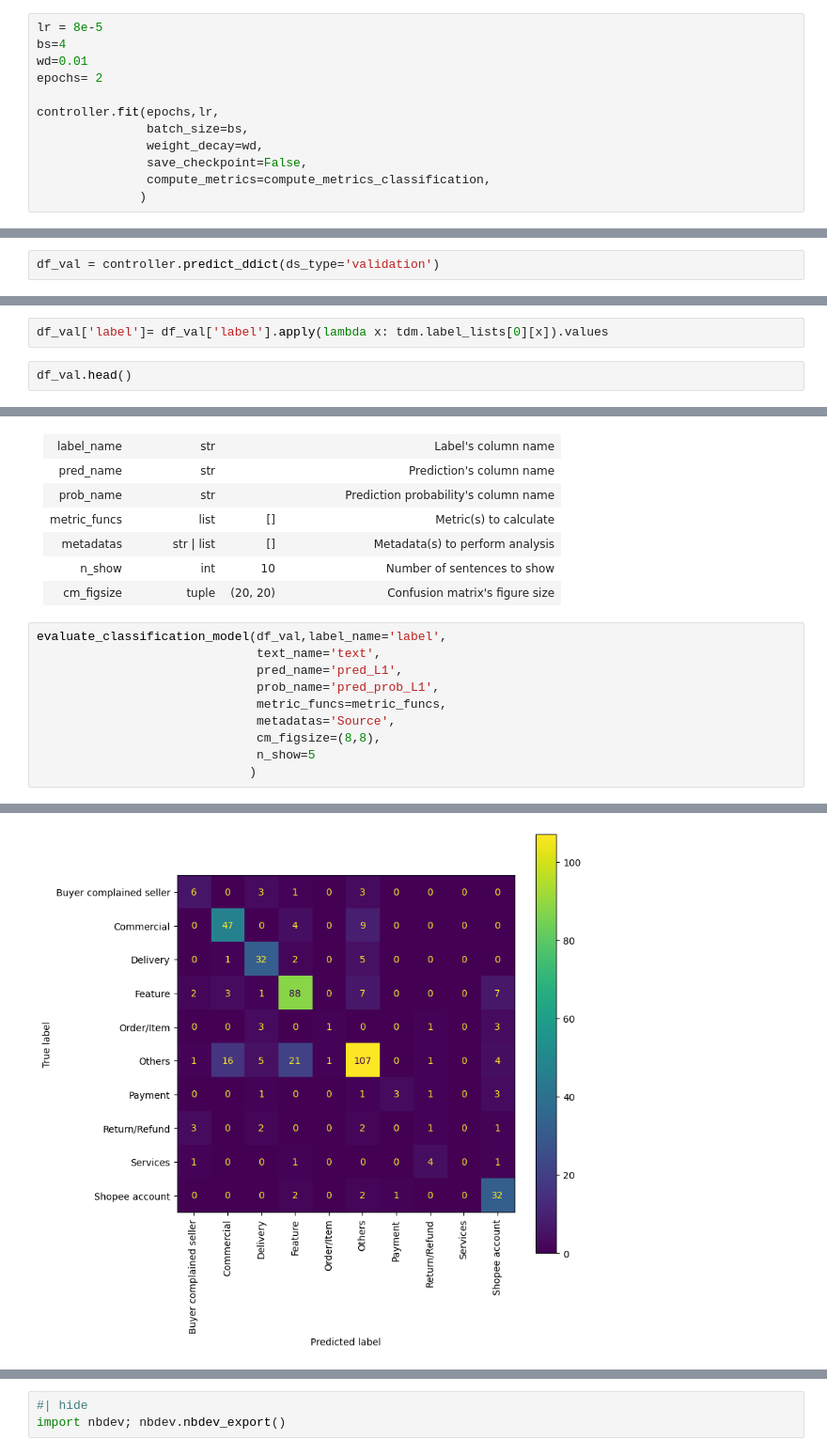
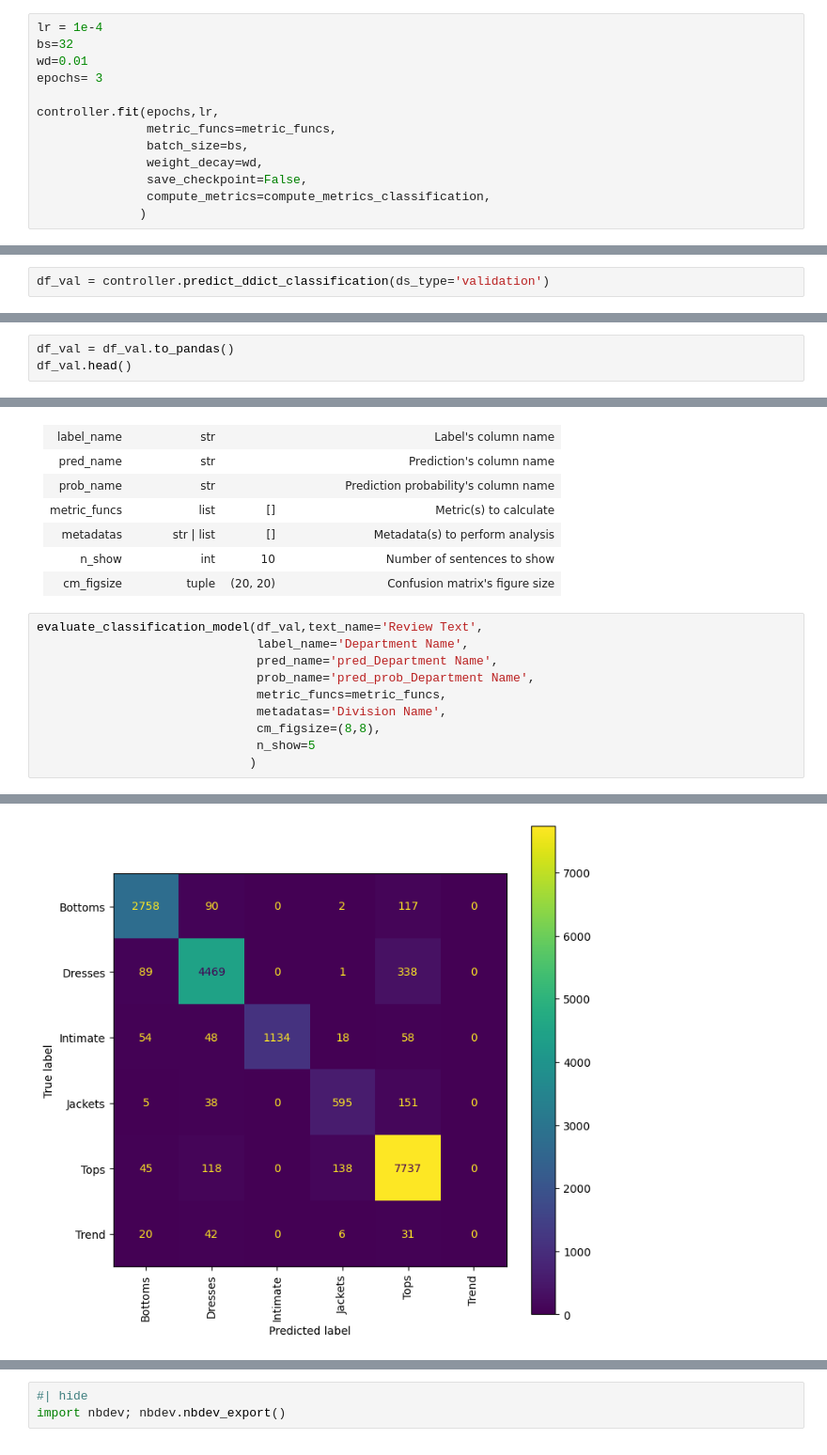
Before and after one commit to anhquan0412/that-nlp-library, a Jupyter notebook: nbs/08_evaluations.ipynb, the cells around one changed output, grey strips where cells are left out. Shown at 94% size. Saved outputs shown, nothing was run; the diff lists cells and outputs as text.

Commit message:
finish model main tutorial, evaluation

```diff
--- a/nbs/08_evaluations.ipynb
+++ b/nbs/08_evaluations.ipynb
@@ -138,10 +99,11 @@ Loading body weights. This assumes the body is the very first first-layer block
 # %%
-lr = 8e-5
-bs=4
+lr = 1e-4
+bs=32
 wd=0.01
-epochs= 2
+epochs= 3
 
 controller.fit(epochs,lr,
+               metric_funcs=metric_funcs,
                batch_size=bs,
                weight_decay=wd,
                save_checkpoint=False,
@@ -159,9 +122,8 @@ We will do model evaluation on the validation set. You can also perform model ev
 # %%
-df_val = controller.predict_ddict(ds_type='validation')
+df_val = controller.predict_ddict_classification(ds_type='validation')
 # %% [output]
 -------------------- Start making predictions --------------------
-# %%
-df_val['label']= df_val['label'].apply(lambda x: tdm.label_lists[0][x]).values
 # %%
+df_val = df_val.to_pandas()
 df_val.head()
 # %% [output]
@@ -418,12 +370,12 @@ show_doc(evaluate_classification_model)
 | n_show | int | 10 | Number of sentences to show |
 | cm_figsize | tuple | (20, 20) | Confusion matrix's figure size |
 # %%
-evaluate_classification_model(df_val,label_name='label',
-                              text_name='text',
-                              pred_name='pred_L1',
-                              prob_name='pred_prob_L1',
+evaluate_classification_model(df_val,text_name='Review Text',
+                              label_name='Department Name',
+                              pred_name='pred_Department Name',
+                              prob_name='pred_prob_Department Name',
                               metric_funcs=metric_funcs,
-                              metadatas='Source',
+                              metadatas='Division Name',
                               cm_figsize=(8,8),
                               n_show=5
                              )
@@ -448 +401 @@ Buyer complained seller       0.46      0.46      0.46        13
-[figure, old version]
+[figure, new version]
```
Also changed, not shown: parts of 33 cells of this notebook, 10 other files.
